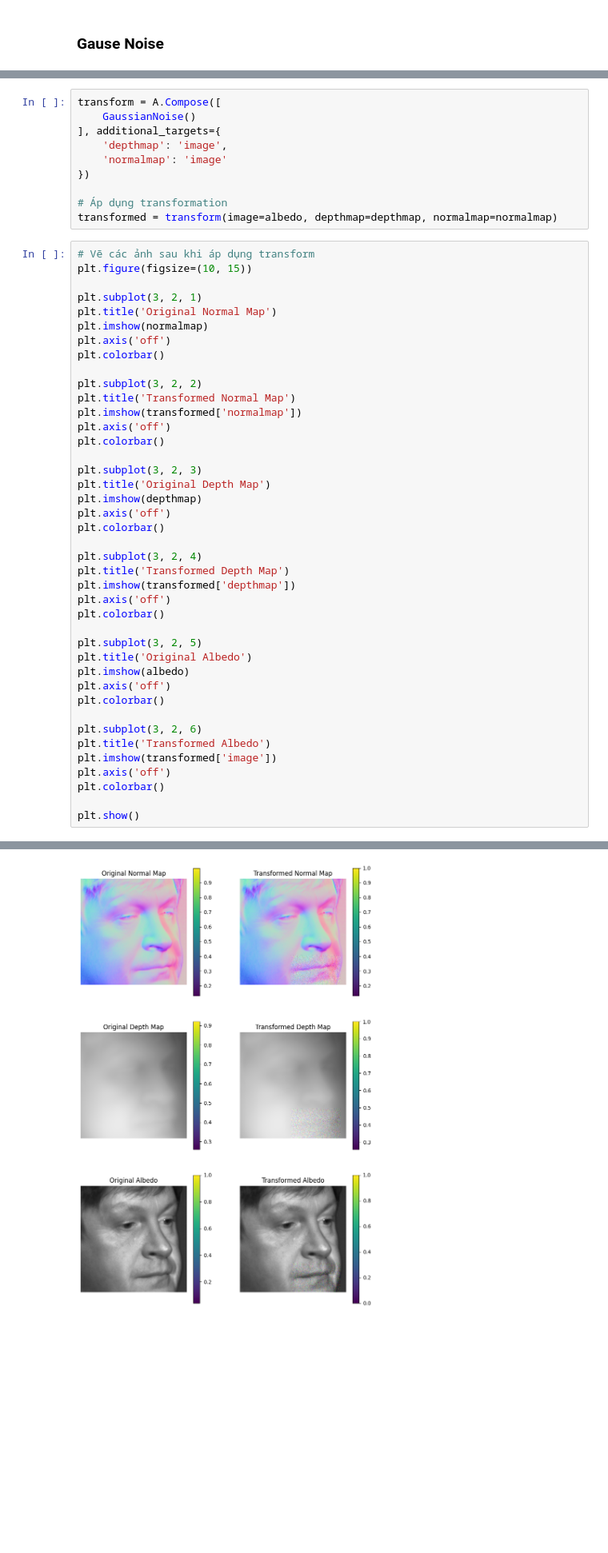
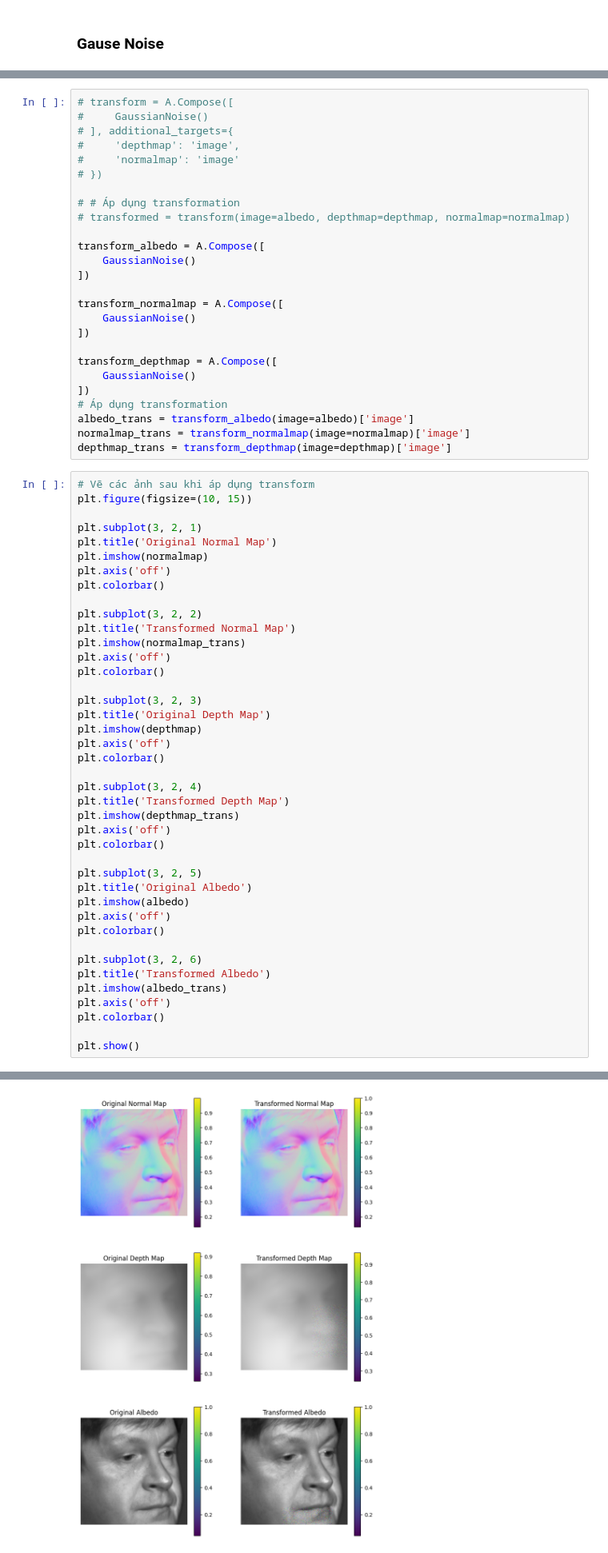
Before and after one commit to nkt780426/concat, a Jupyter notebook: test.ipynb, the cells around one changed output, grey strips where cells are left out. Shown at 80% size. Saved outputs shown, nothing was run; the diff lists cells and outputs as text; blank space fills up the shorter version.

```diff
--- a/test.ipynb
+++ b/test.ipynb
@@ -325,15 +326,31 @@ class GaussianNoise(A.ImageOnlyTransform):
 
         return result
 # %%
-transform = A.Compose([
+# transform = A.Compose([
+#     GaussianNoise()
+# ], additional_targets={
+#     'depthmap': 'image',
+#     'normalmap': 'image'
+# })
+
+# # Áp dụng transformation
+# transformed = transform(image=albedo, depthmap=depthmap, normalmap=normalmap)
+
+transform_albedo = A.Compose([
     GaussianNoise()
-], additional_targets={
-    'depthmap': 'image',
-    'normalmap': 'image'
-})
+])
 
+transform_normalmap = A.Compose([
+    GaussianNoise()
+])
+
+transform_depthmap = A.Compose([
+    GaussianNoise()
+])
 # Áp dụng transformation
-transformed = transform(image=albedo, depthmap=depthmap, normalmap=normalmap)
+albedo_trans = transform_albedo(image=albedo)['image']
+normalmap_trans = transform_normalmap(image=normalmap)['image']
+depthmap_trans = transform_depthmap(image=depthmap)['image']
 # %%
 # Vẽ các ảnh sau khi áp dụng transform
 plt.figure(figsize=(10, 15))
@@ -346,38 +363,38 @@ plt.colorbar()
 
 plt.subplot(3, 2, 2)
 plt.title('Transformed Normal Map')
-plt.imshow(transformed['normalmap'])
+plt.imshow(normalmap_trans)
 plt.axis('off')
 plt.colorbar()
 
 plt.subplot(3, 2, 3)
 plt.title('Original Depth Map')
 plt.imshow(depthmap)
 plt.axis('off')
 plt.colorbar()
 
 plt.subplot(3, 2, 4)
 plt.title('Transformed Depth Map')
-plt.imshow(transformed['depthmap'])
+plt.imshow(depthmap_trans)
 plt.axis('off')
 plt.colorbar()
 
 plt.subplot(3, 2, 5)
 plt.title('Original Albedo')
 plt.imshow(albedo)
 plt.axis('off')
 plt.colorbar()
 
 plt.subplot(3, 2, 6)
 plt.title('Transformed Albedo')
-plt.imshow(transformed['image'])
+plt.imshow(albedo_trans)
 plt.axis('off')
 plt.colorbar()
 
 plt.show()
 # %% [output]
 Clipping input data to the valid range for imshow with RGB data ([0..1] for floats or [0..255] for integers). Got range [0.04185524..1.070078].
-[figure, old version]
+[figure, new version]
 # %% [markdown]
 ### Test dataset
 # %%
```
Also changed, not shown: parts of 6 cells of this notebook, 30 other files.
